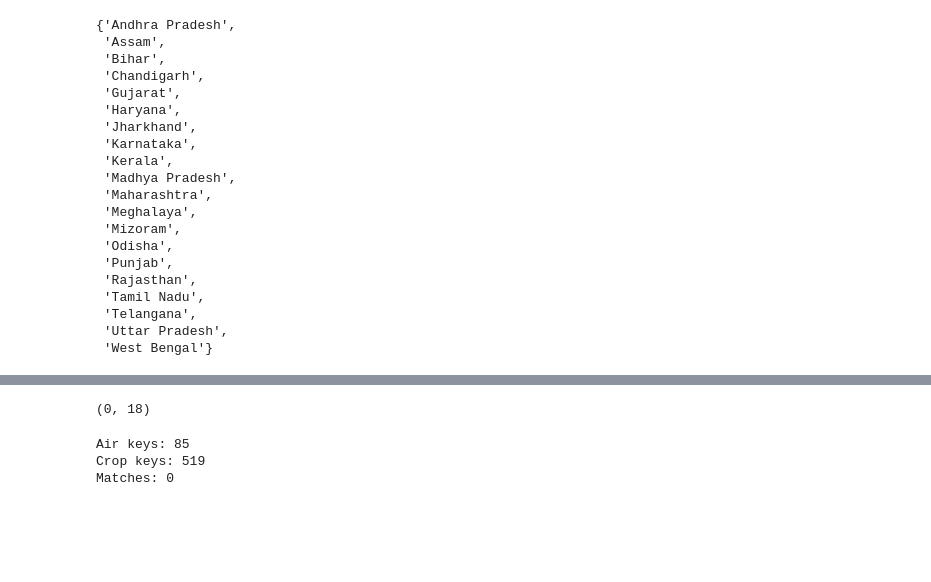
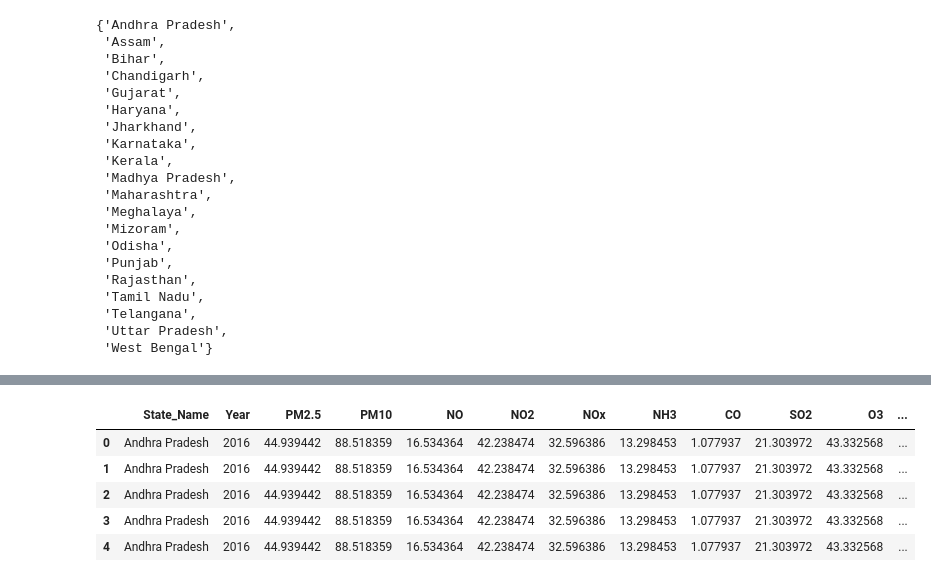
Before and after one commit to aadzy/ML-lab-2547201, a Jupyter notebook: City AQI and Crop Data.ipynb, the cells around one changed output, grey strips where cells are left out. Cells and saved outputs as stored; diff of their text form; code cells hidden in the pictures; blank space fills up the shorter version.

```diff
--- a/City AQI and Crop Data.ipynb
+++ b/City AQI and Crop Data.ipynb
@@ -559,23 +569,10 @@ Index(['State_Name', 'Crop_Year', 'Area', 'Production'], dtype='object')
 # %%
-merged = pd.merge(
-    state_crop,
-    state_air,
-    left_on=['State_Name', 'Crop_Year'],
-    right_on=['State_Name', 'Year'],
-    how='inner'
-)
-
-print(merged.shape)
+merged = pd.merge(state_air, state_crop, on='State_Name', how='inner')
+merged.head()
 # %% [output]
-(0, 18)
+|  | State_Name | Year | PM2.5 | PM10 | NO | NO2 | NOx | NH3 | CO | SO2 | O3 | ... |
+| 0 | Andhra Pradesh | 2016 | 44.939442 | 88.518359 | 16.534364 | 42.238474 | 32.596386 | 13.298453 | 1.077937 | 21.303972 | 43.332568 | ... |
+| 1 | Andhra Pradesh | 2016 | 44.939442 | 88.518359 | 16.534364 | 42.238474 | 32.596386 | 13.298453 | 1.077937 | 21.303972 | 43.332568 | ... |
+| 2 | Andhra Pradesh | 2016 | 44.939442 | 88.518359 | 16.534364 | 42.238474 | 32.596386 | 13.298453 | 1.077937 | 21.303972 | 43.332568 | ... |
+| 3 | Andhra Pradesh | 2016 | 44.939442 | 88.518359 | 16.534364 | 42.238474 | 32.596386 | 13.298453 | 1.077937 | 21.303972 | 43.332568 | ... |
+| 4 | Andhra Pradesh | 2016 | 44.939442 | 88.518359 | 16.534364 | 42.238474 | 32.596386 | 13.298453 | 1.077937 | 21.303972 | 43.332568 | ... |
-# %%
-air_keys = set(zip(state_air['State_Name'], state_air['Year']))
-crop_keys = set(zip(state_crop['State_Name'], state_crop['Crop_Year']))
-
-print("Air keys:", len(air_keys))
-print("Crop keys:", len(crop_keys))
-print("Matches:", len(air_keys & crop_keys))
-# %% [output]
-Air keys: 85
-Crop keys: 519
-Matches: 0
```
Also changed, not shown: parts of 7 cells of this notebook.
